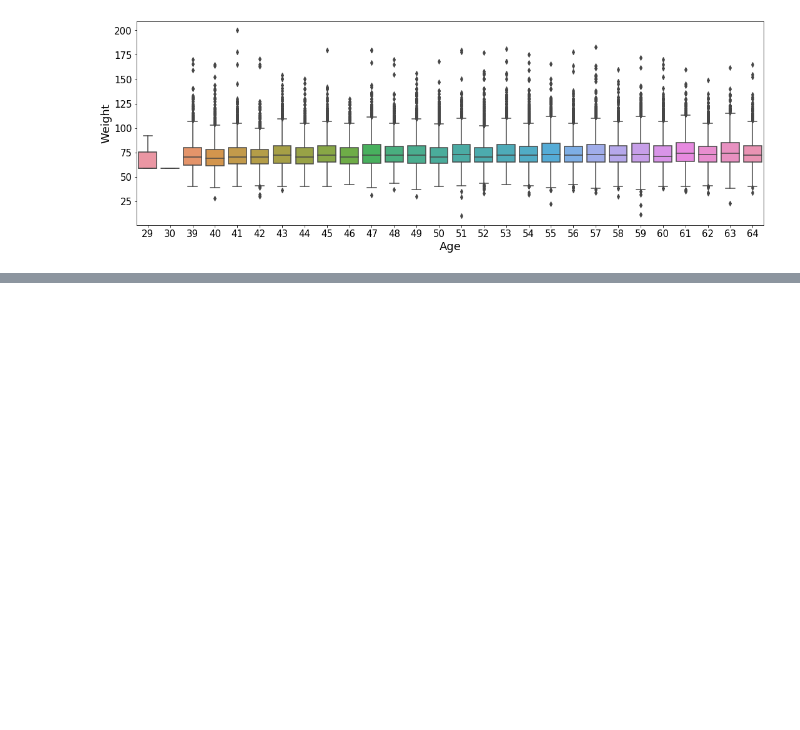
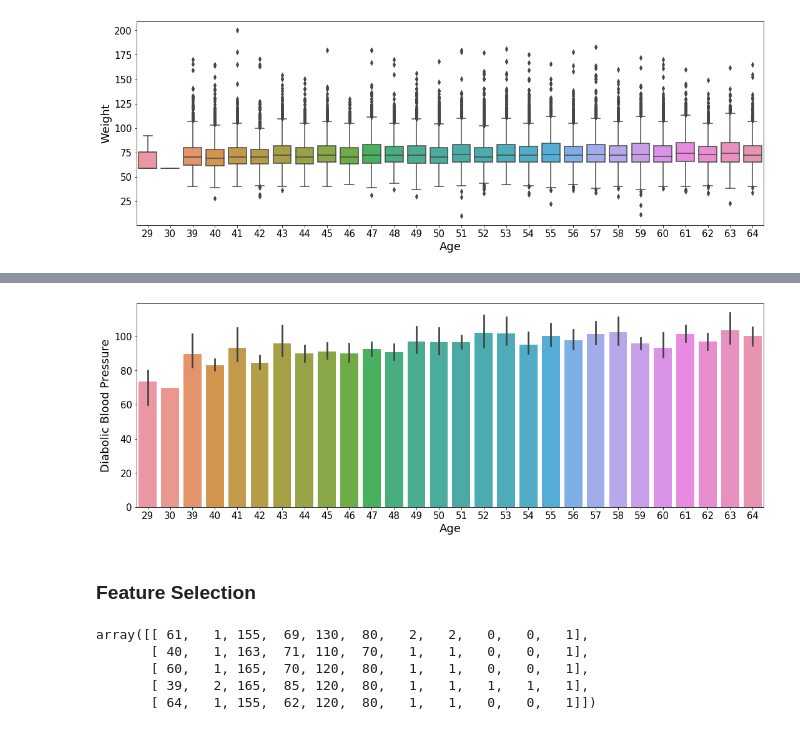
Before and after one commit to Devvrat53/Cardio-Vascular-Disease, a Jupyter notebook: Cardio_Vascular_Disease.ipynb, the cells around one changed output, grey strips where cells are left out. Drawn from its saved outputs; the diff is of its cells as text; code cells hidden in the pictures; blank space fills up the shorter version.

```diff
--- a/Cardio_Vascular_Disease.ipynb
+++ b/Cardio_Vascular_Disease.ipynb
@@ -142,0 +159,21 @@ plt.show()
+# %%
+plt.figure(figsize=(18, 6))
+sns.barplot(x= 'age', y= 'ap_lo', data= df)
+plt.xticks(size= 15)
+plt.yticks(size= 15)
+plt.xlabel('Age', size= 18)
+plt.ylabel('Diabolic Blood Pressure', size= 18)
+plt.show()
+# %% [output]
+[figure, added]
+# %% [markdown]
+### Feature Selection
+# %%
+X = df[['age', 'gender', 'height', 'weight', 'ap_hi', 'ap_lo', 'cholesterol', 'gluc', 'smoke', 'alco', 'active']].values
+X[:5]
+# %% [output]
+array([[ 61,   1, 155,  69, 130,  80,   2,   2,   0,   0,   1],
+       [ 40,   1, 163,  71, 110,  70,   1,   1,   0,   0,   1],
+       [ 60,   1, 165,  70, 120,  80,   1,   1,   0,   0,   1],
+       [ 39,   2, 165,  85, 120,  80,   1,   1,   1,   1,   1],
+       [ 64,   1, 155,  62, 120,  80,   1,   1,   0,   0,   1]])
```
Also changed, not shown: parts of 16 cells of this notebook, 2 other files.
